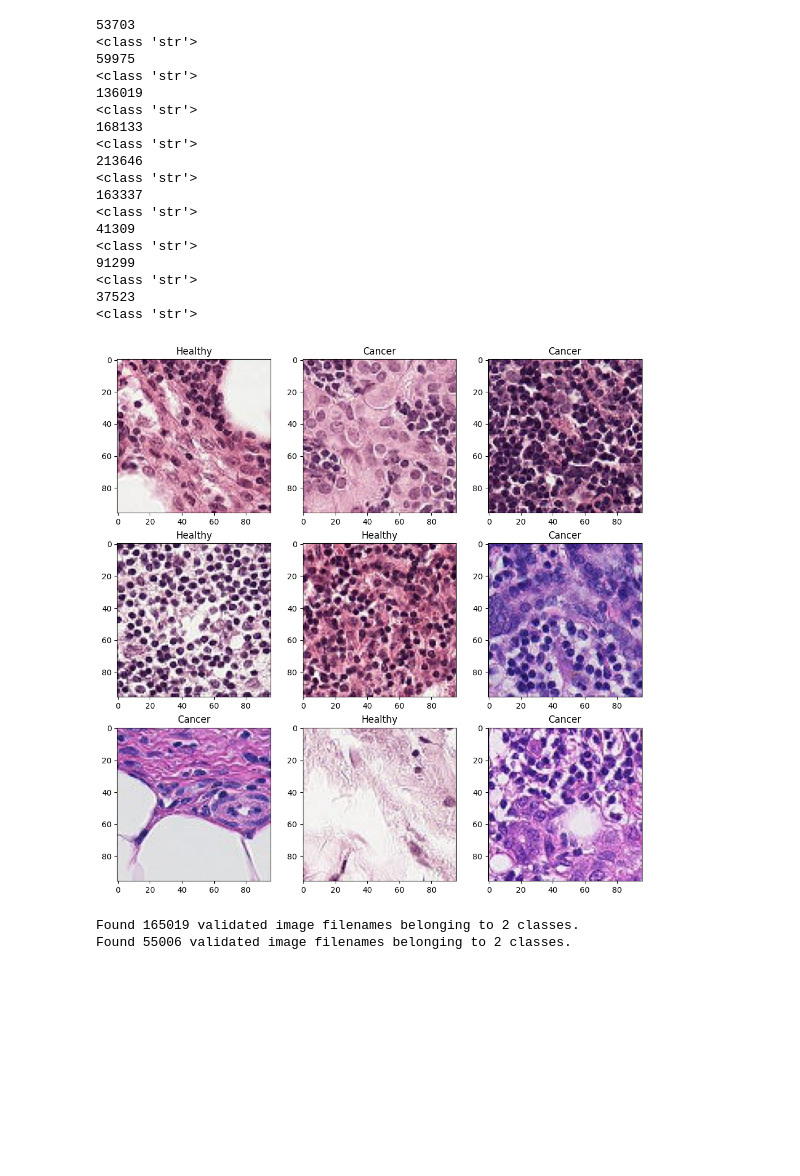
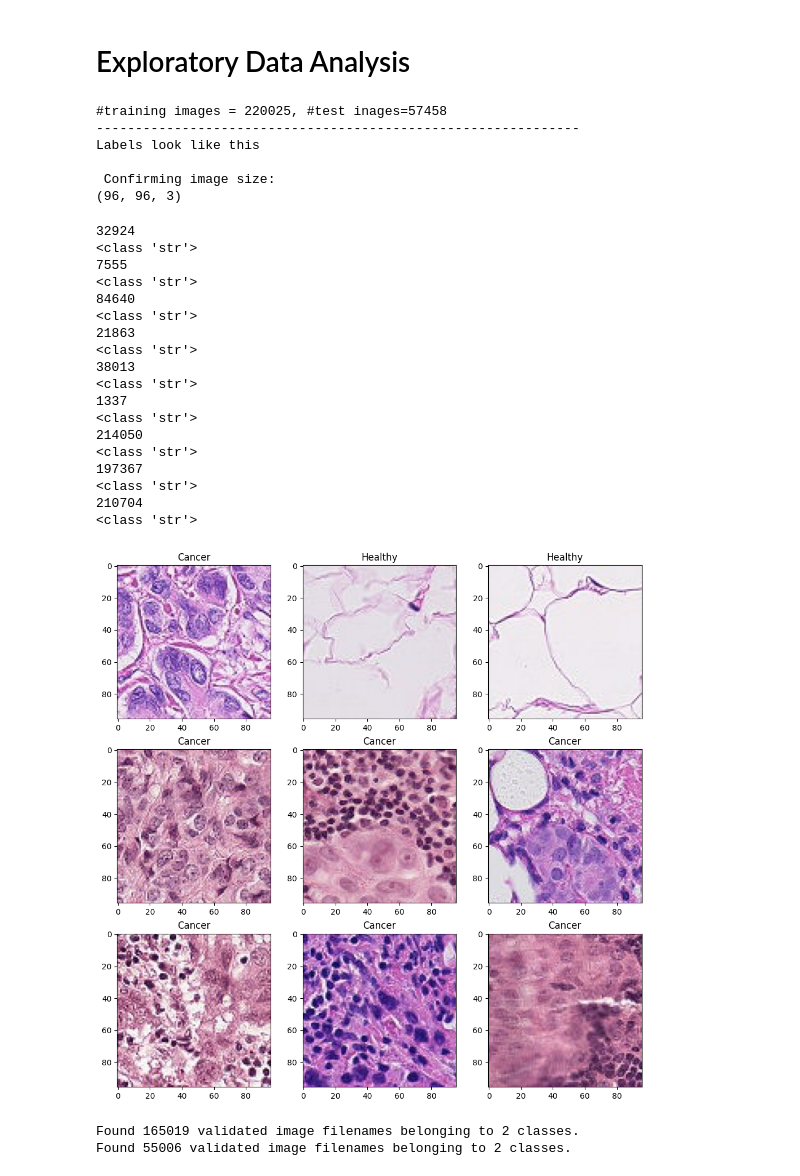
Before and after one commit to LeonardoClemente/LeetCode-Solutions, a Jupyter notebook: Deep Learning Course/copy_hispathologic_cancer_detection copy.ipynb, the cells around one changed output. Cells and saved outputs as stored; diff of their text form; code cells hidden in the pictures; blank space fills up the shorter version.

```diff
--- a/Deep Learning Course/copy_hispathologic_cancer_detection copy.ipynb
+++ b/Deep Learning Course/copy_hispathologic_cancer_detection copy.ipynb
@@ -44,37 +23,67 @@ imread(f'{train_dir}/{train_df.id[0]}').shape
+# %% [markdown]
+# Exploratory Data Analysis
+# %%
+
+PATH_MAIN = 'data/histopathologic-cancer-detection'
+PATH_TRAINING= f'{PATH_MAIN}/train/'
+PATH_TEST  = f'{PATH_MAIN}/test/'
+n_training_samples = len(os.listdir(PATH_TRAINING))
+n_testing_samples = len(os.listdir(PATH_TEST))
+
+print(f'#training images = {n_training_samples}, #test inages={n_testing_samples}')
+print("--------------------------------------------------------------")
+
+# read the training images and ground truth labels into a dataframe
+print('Labels look like this')
+df_training_labels = pd.read_csv(f'{PATH_MAIN}/train_labels.csv')
+df_training_labels['label'] = df_training_labels['label'].astype(str)
+df_training_labels['id'] = df_training_labels['id'] + '.tif'
+df_training_labels.head()
+
+
+print(' \n Confirming image size:')
+print(imread(f'{PATH_TRAINING}/{df_training_labels.id[0]}').shape)
+# %% [output]
+#training images = 220025, #test inages=57458
+--------------------------------------------------------------
+Labels look like this
+
+ Confirming image size:
+(96, 96, 3)
 # %%
-# Analyzing different sets
+# Plotting 9 random samples with their respective layers
 f,axes = plt.subplots(3,3)
 f.set_size_inches([12,12])
 axes = axes.ravel()
-for i_ax, i in enumerate(np.round(np.random.sample(9)*train_df.shape[0])):
+for i_ax, i in enumerate(np.round(np.random.sample(9)*df_training_labels.shape[0])):
     i = int(i)
     print(i)
-    im = Image.open( f'{train_dir}/{train_df.id[i]}')
+    im = Image.open( f'{PATH_TRAINING}/{df_training_labels.id[i]}')
     axes[i_ax].imshow(im)
-    print(type(train_df.label[i]))
-    if train_df.label[i] == '1':
+    print(type(df_training_labels.label[i]))
+    if df_training_labels.label[i] == '1':
         axes[i_ax].set_title('Cancer')
     else:
         axes[i_ax].set_title('Healthy')
 # %% [output]
-53703
+32924
 <class 'str'>
-59975
+7555
 <class 'str'>
-136019
+84640
 <class 'str'>
-168133
+21863
 <class 'str'>
-213646
+38013
 <class 'str'>
-163337
+1337
 <class 'str'>
-41309
+214050
 <class 'str'>
-91299
+197367
 <class 'str'>
-37523
+210704
 <class 'str'>
-[figure, old version]
+[figure, new version]
 # %%
 batch_size, im_size = 256, (64,64)
```
Also changed, not shown: parts of 13 cells of this notebook.
